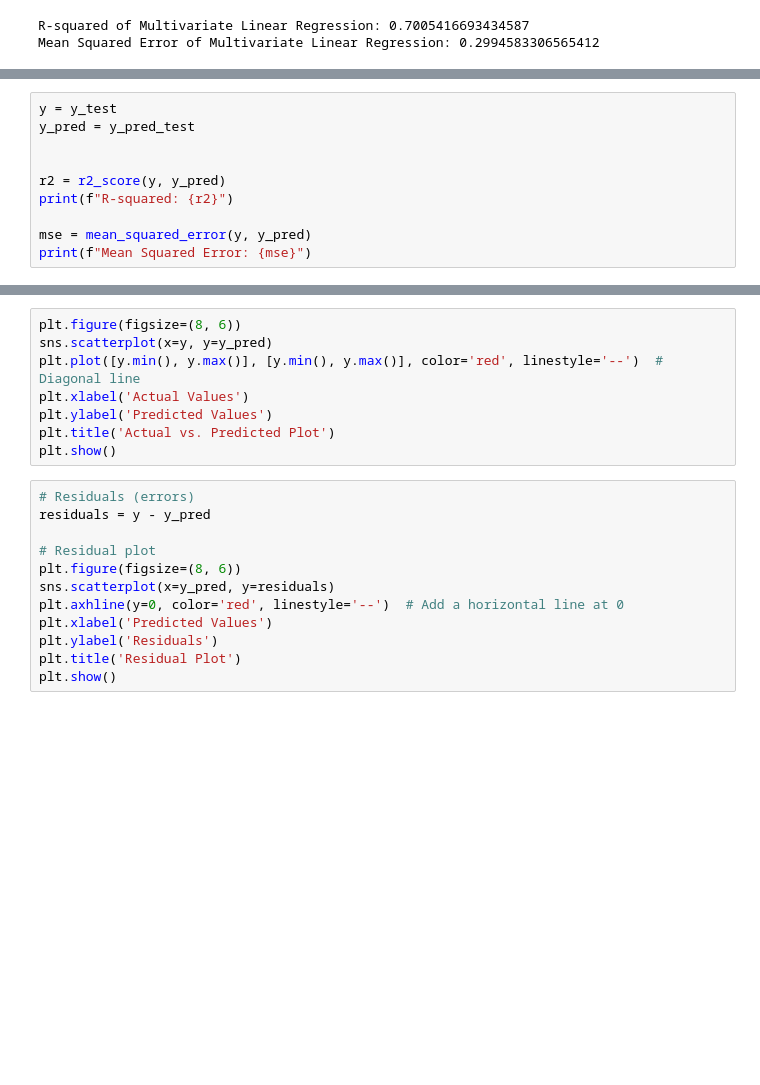
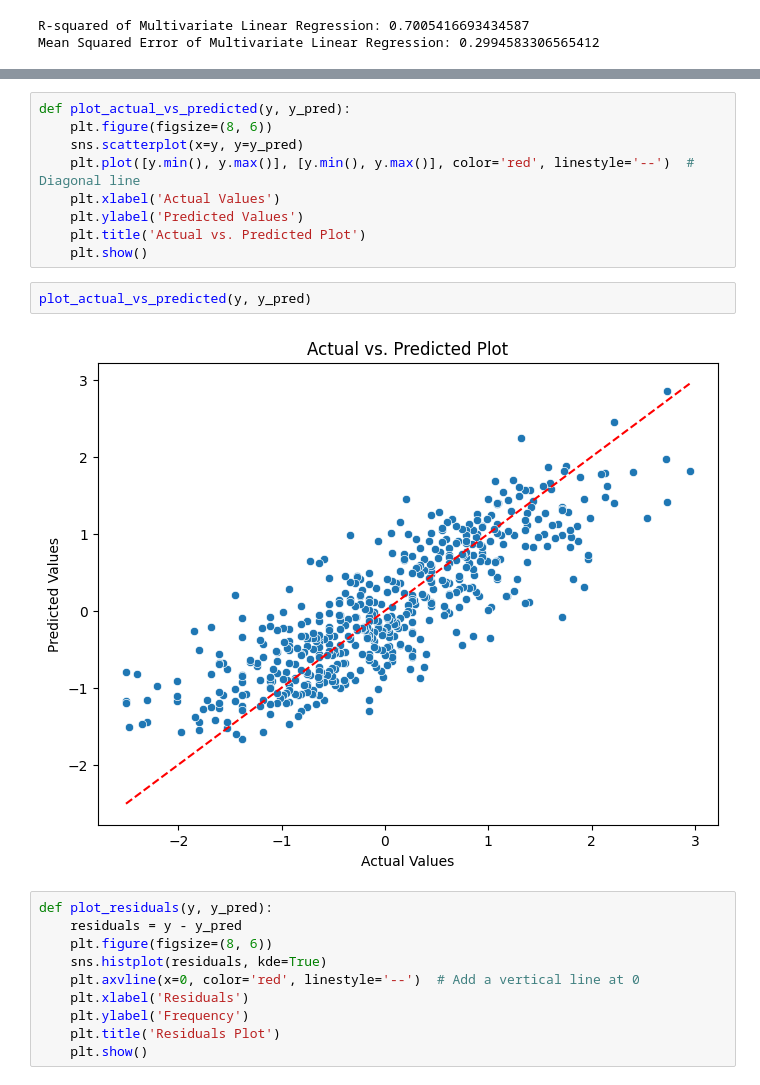
Before and after one commit to MasoudSalkhorde/end-to-end-ml-projects, a Jupyter notebook: housing_price_predictor.ipynb, the cells around one changed output, grey strips where cells are left out. Cells and saved outputs as stored; diff of their text form; blank space fills up the shorter version.

```diff
--- a/housing_price_predictor.ipynb
+++ b/housing_price_predictor.ipynb
@@ -455,10 +357,0 @@ print(compare_polynomial_degrees(X1, y, max_degree=5))
-# %%
-y = y_test
-y_pred = y_pred_test
-
-
-r2 = r2_score(y, y_pred)
-print(f"R-squared: {r2}")
-
-mse = mean_squared_error(y, y_pred)
-print(f"Mean Squared Error: {mse}")
@@ -465,21 +647,24 @@ print(f"Mean Squared Error: {mse}")
 # %%
-plt.figure(figsize=(8, 6))
-sns.scatterplot(x=y, y=y_pred)
-plt.plot([y.min(), y.max()], [y.min(), y.max()], color='red', linestyle='--')  # Diagonal line
-plt.xlabel('Actual Values')
-plt.ylabel('Predicted Values')
-plt.title('Actual vs. Predicted Plot')
-plt.show()
+def plot_actual_vs_predicted(y, y_pred):
+    plt.figure(figsize=(8, 6))
+    sns.scatterplot(x=y, y=y_pred)
+    plt.plot([y.min(), y.max()], [y.min(), y.max()], color='red', linestyle='--')  # Diagonal line
+    plt.xlabel('Actual Values')
+    plt.ylabel('Predicted Values')
+    plt.title('Actual vs. Predicted Plot')
+    plt.show()
+# %%
+plot_actual_vs_predicted(y, y_pred)
+# %% [output]
+[figure, added]
 # %%
-# Residuals (errors)
-residuals = y - y_pred
-
-# Residual plot
-plt.figure(figsize=(8, 6))
-sns.scatterplot(x=y_pred, y=residuals)
-plt.axhline(y=0, color='red', linestyle='--')  # Add a horizontal line at 0
-plt.xlabel('Predicted Values')
-plt.ylabel('Residuals')
-plt.title('Residual Plot')
-plt.show()
+def plot_residuals(y, y_pred):
+    residuals = y - y_pred
+    plt.figure(figsize=(8, 6))
+    sns.histplot(residuals, kde=True)
+    plt.axvline(x=0, color='red', linestyle='--')  # Add a vertical line at 0
+    plt.xlabel('Residuals')
+    plt.ylabel('Frequency')
+    plt.title('Residuals Plot')
+    plt.show()
 # %%
```
Also changed, not shown: parts of 26 cells of this notebook.
